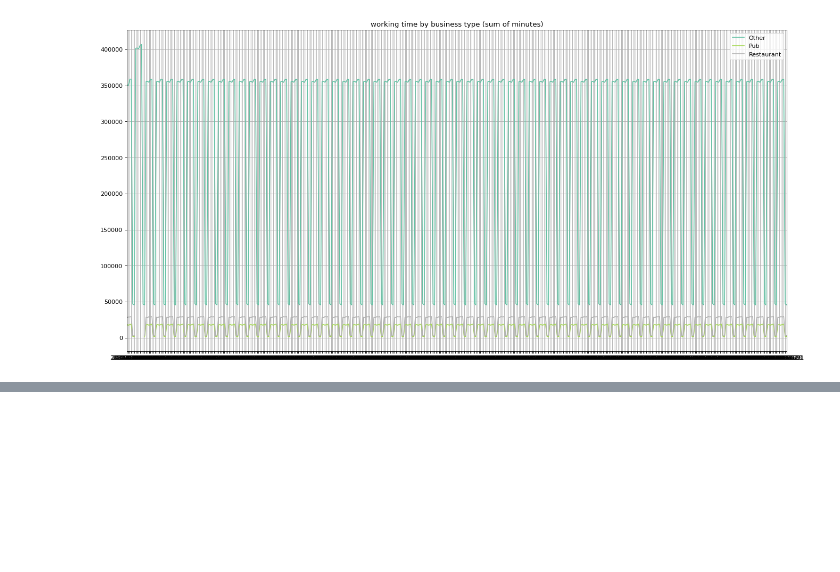
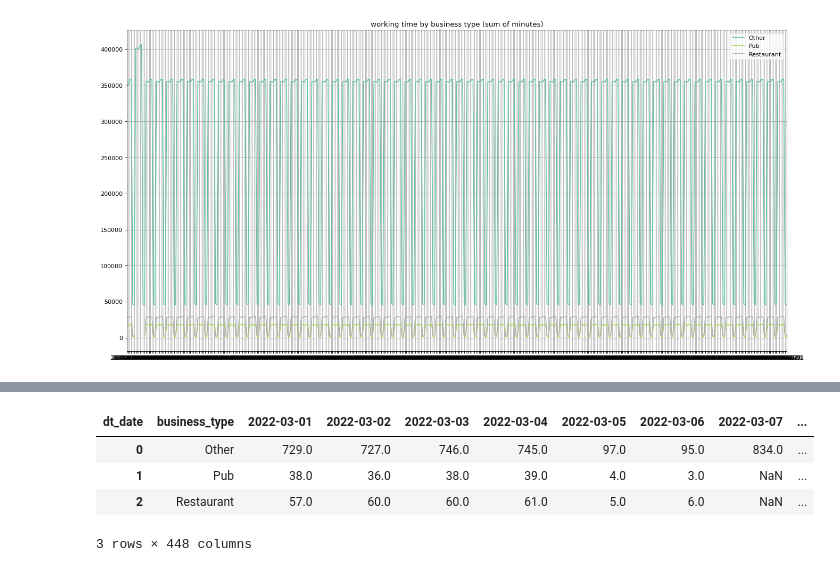
Before and after one commit to blukitas/Viz_2022_Grupo_4, a Jupyter notebook: docker/Notebooks/12.participant_job.ipynb, the cells around one changed output, grey strips where cells are left out. Cells and saved outputs as stored; diff of their text form; code cells hidden in the pictures; blank space fills up the shorter version.

```diff
--- a/docker/Notebooks/12.participant_job.ipynb
+++ b/docker/Notebooks/12.participant_job.ipynb
@@ -72,0 +108,8 @@ plt.show()
+# %%
+df.head(5)
+# %% [output]
+| dt_date | business_type | 2022-03-01 | 2022-03-02 | 2022-03-03 | 2022-03-04 | 2022-03-05 | 2022-03-06 | 2022-03-07 | ... |
+| 0 | Other | 729.0 | 727.0 | 746.0 | 745.0 | 97.0 | 95.0 | 834.0 | ... |
+| 1 | Pub | 38.0 | 36.0 | 38.0 | 39.0 | 4.0 | 3.0 | NaN | ... |
+| 2 | Restaurant | 57.0 | 60.0 | 60.0 | 61.0 | 5.0 | 6.0 | NaN | ... |
+3 rows × 448 columns
```
Also changed, not shown: parts of 7 cells of this notebook, 1 other file.
